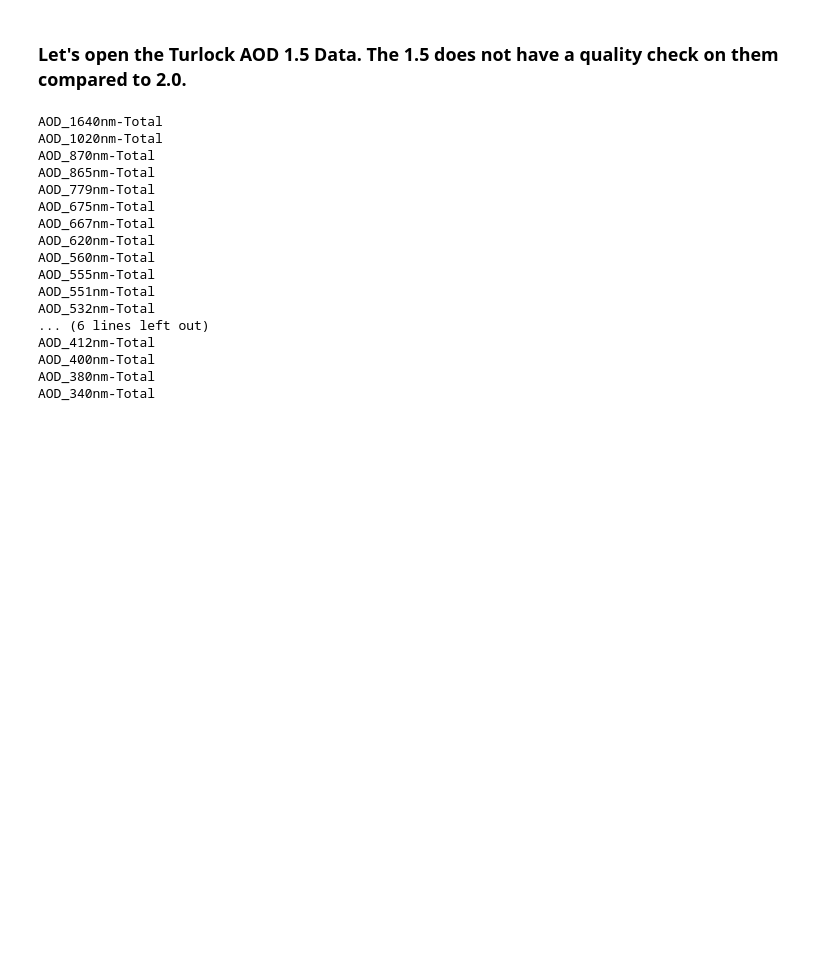
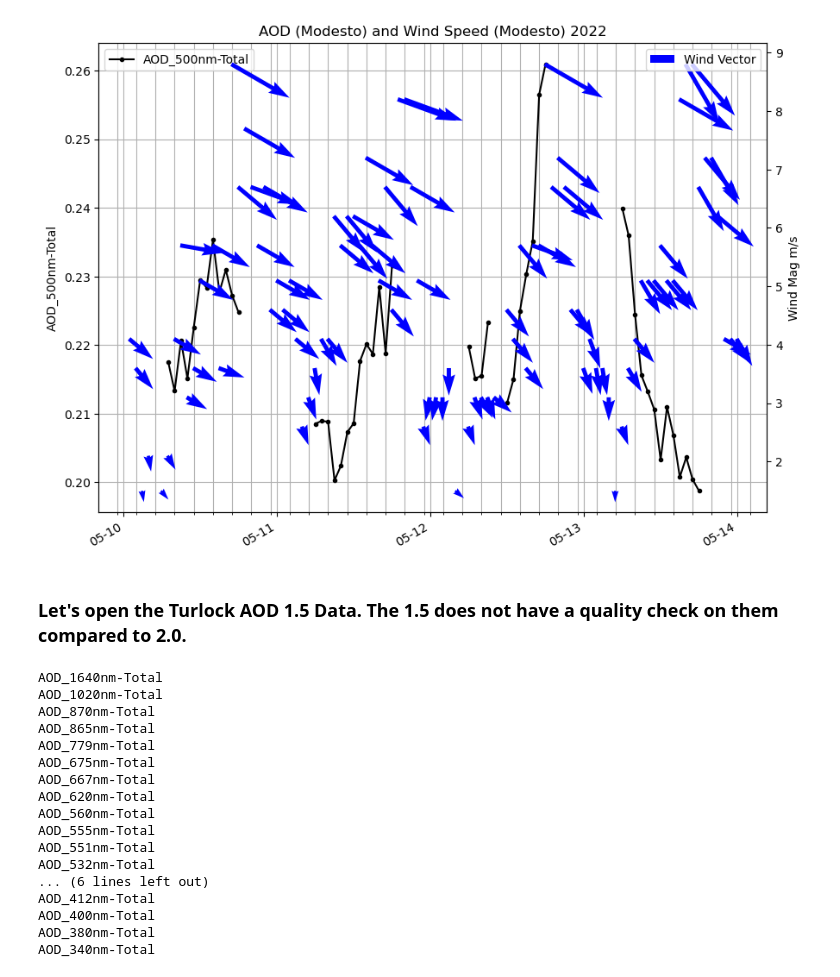
Before and after one commit to wtoslac/airquality, a Jupyter notebook: AirQuality.ipynb, the cells around one changed output. Drawn from its saved outputs; the diff is of its cells as text; code cells hidden in the pictures; blank space fills up the shorter version.

Commit message:
Added Wind Vector to AirQuality

```diff
--- a/AirQuality.ipynb
+++ b/AirQuality.ipynb
@@ -1,3 +5,68 @@
+# %%
+import numpy as np
+import pandas as pd
+import matplotlib.pyplot as plt
+import matplotlib.dates as mdates
+import matplotlib.patches as mpatches
+
+filename = 'AERONET_Data/20160101_20221231_Modesto.tot_lev20'
+windfile = 'Wind_Data/Modesto_Wind_2022.csv'
+StartDate='2022-05-10 00:00:00'
+EndDate='2022-05-13 23:59:59'
+
+# Load the AERONET data and make US/PAC time its index.
+df = pd.read_csv(filename,skiprows = 6, parse_dates={'datetime':[0,1]})
+datetime_utc=pd.to_datetime(df["datetime"], format='%d:%m:%Y %H:%M:%S')
+datetime_pac= pd.to_datetime(datetime_utc).dt.tz_localize('UTC').dt.tz_convert('US/Pacific')
+df.set_index(datetime_pac, inplace = True)
+
+# Set the Columns that has the AOD Total and replace -999 with nan in visible wavelengths.
+AODTotalColumns=range(3,173,8)
+#for iWaveLength in df.columns[AODTotalColumns]: print(iWaveLength)
+#Replaces all -999 values with nan so invalid entries does not affect resample.mean()
+df['AOD_380nm-Total'].replace(-999.0, np.nan, inplace = True)
+df['AOD_440nm-Total'].replace(-999.0, np.nan, inplace = True)
+df['AOD_500nm-Total'].replace(-999.0, np.nan, inplace = True)
+df['AOD_675nm-Total'].replace(-999.0, np.nan, inplace = True)
+
+# Load NOAA data and make US/PAC time its index.
+# Wdf = Weather Data Frame
+Wdf = pd.read_csv(windfile, parse_dates={'datetime':[1]}, low_memory=False)
+datetime_utc=pd.to_datetime(Wdf["datetime"], format='%d-%m-%Y %H:%M:%S')
+datetime_pac= pd.to_datetime(datetime_utc).dt.tz_localize('UTC').dt.tz_convert('US/Pacific')
+Wdf.set_index(datetime_pac, inplace = True)
+# Note that we're making a copy of Wdf as WNDdf (Wind Dataframe)
+WNDdf= Wdf.loc[StartDate:EndDate,'WND'].str.split(pat=',', expand= True)
+## Cut on the Data that has both Valid Windspeed and Direction.
+WNDdf= WNDdf.loc[WNDdf[4]=='5']
+WNDdf= WNDdf.loc[WNDdf[1]=='5']
+
+
+plt.figure(figsize=(10,8))
+plt.plot(df.loc[StartDate:EndDate,'AOD_500nm-Total'].resample('1h').mean(),'.k-',label='AOD_500nm-Total')
+plt.ylabel("AOD_500nm-Total")
+plt.grid(which='both',axis='both')
+plt.legend(loc ='upper left')
+plt.title("AOD (Modesto) and Wind Speed (Modesto) 2022")
+ax2 = plt.gca().twinx()
+plt.gcf().autofmt_xdate()
+plt.gca().xaxis.set_major_locator(mdates.DayLocator(interval=1, tz='US/Pacific'))
+plt.gca().xaxis.set_minor_locator(mdates.HourLocator(interval=3, tz='US/Pacific'))
+plt.gca().xaxis.set_major_formatter(mdates.DateFormatter('%m-%d'))
+plt.ylabel("Wind Mag m/s")
+#### Converting from Cartesian to Cardinal direction requires that we flip the vector calculated
+#### As noted with the - sign for the dx and dy calculations.
+plt.quiver( WNDdf.index,
+            WNDdf[3].loc[StartDate:EndDate].astype(float).div(10),
+            -WNDdf[3].loc[StartDate:EndDate].astype(float).div(10)
+           *np.sin((WNDdf[0].loc[StartDate:EndDate].astype(float))*np.pi/180.),
+            -WNDdf[3].loc[StartDate:EndDate].astype(float).div(10)
+           *np.cos((WNDdf[0].loc[StartDate:EndDate].astype(float))*np.pi/180.),
+            color='b',label='Wind Vector')
+ax2.legend(loc ='upper right')
+plt.show()
+# %% [output]
+[figure, added]
 # %% [markdown]
 ### Let's open the Turlock AOD 1.5 Data. The 1.5 does not have a quality check on them compared to 2.0.
 # %%
```
Also changed, not shown: parts of 1 cell of this notebook, 1 other file.
